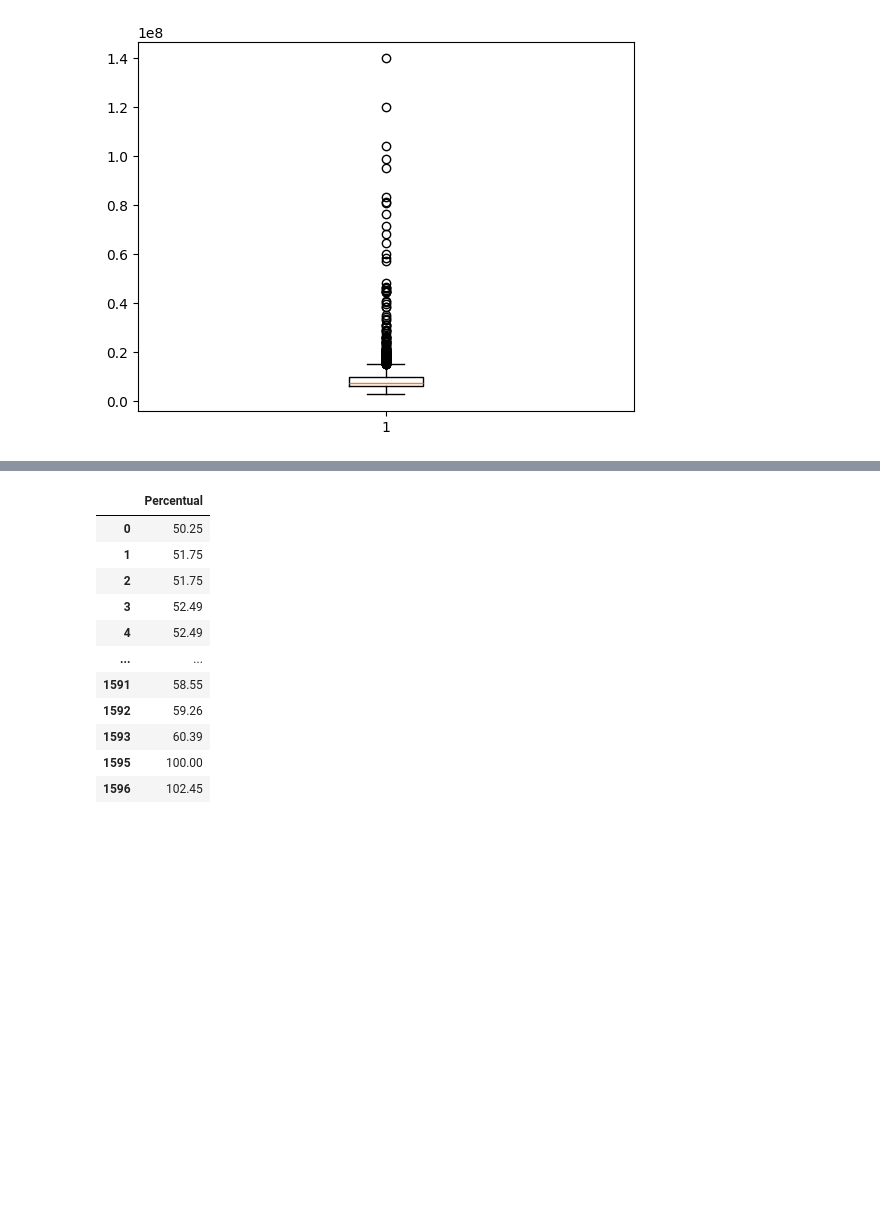
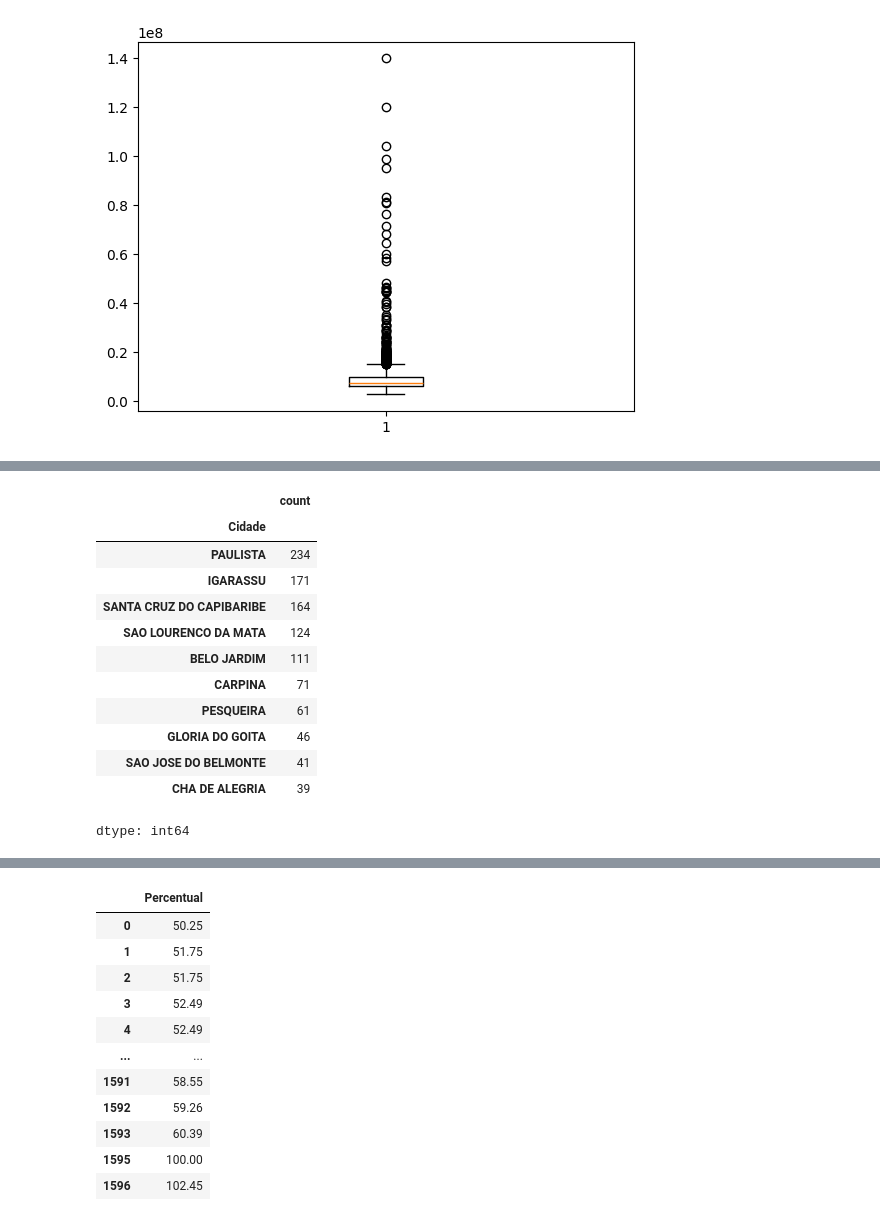
Before and after one commit to Cecimedeiros/analise_imoveis_pe, a Jupyter notebook: imoveis_pe.ipynb, the cells around one changed output, grey strips where cells are left out. Cells and saved outputs as stored; diff of their text form; code cells hidden in the pictures; blank space fills up the shorter version.

```diff
--- a/imoveis_pe.ipynb
+++ b/imoveis_pe.ipynb
@@ -245,0 +246,17 @@ lista_sem_outliers.describe()
+# %%
+
+lista_sem_outliers['Cidade'].value_counts().head(10)
+# %% [output]
+|  | count |
+| Cidade |  |
+| PAULISTA | 234 |
+| IGARASSU | 171 |
+| SANTA CRUZ DO CAPIBARIBE | 164 |
+| SAO LOURENCO DA MATA | 124 |
+| BELO JARDIM | 111 |
+| CARPINA | 71 |
+| PESQUEIRA | 61 |
+| GLORIA DO GOITA | 46 |
+| SAO JOSE DO BELMONTE | 41 |
+| CHA DE ALEGRIA | 39 |
+dtype: int64
```
Also changed, not shown: parts of 16 cells of this notebook.
